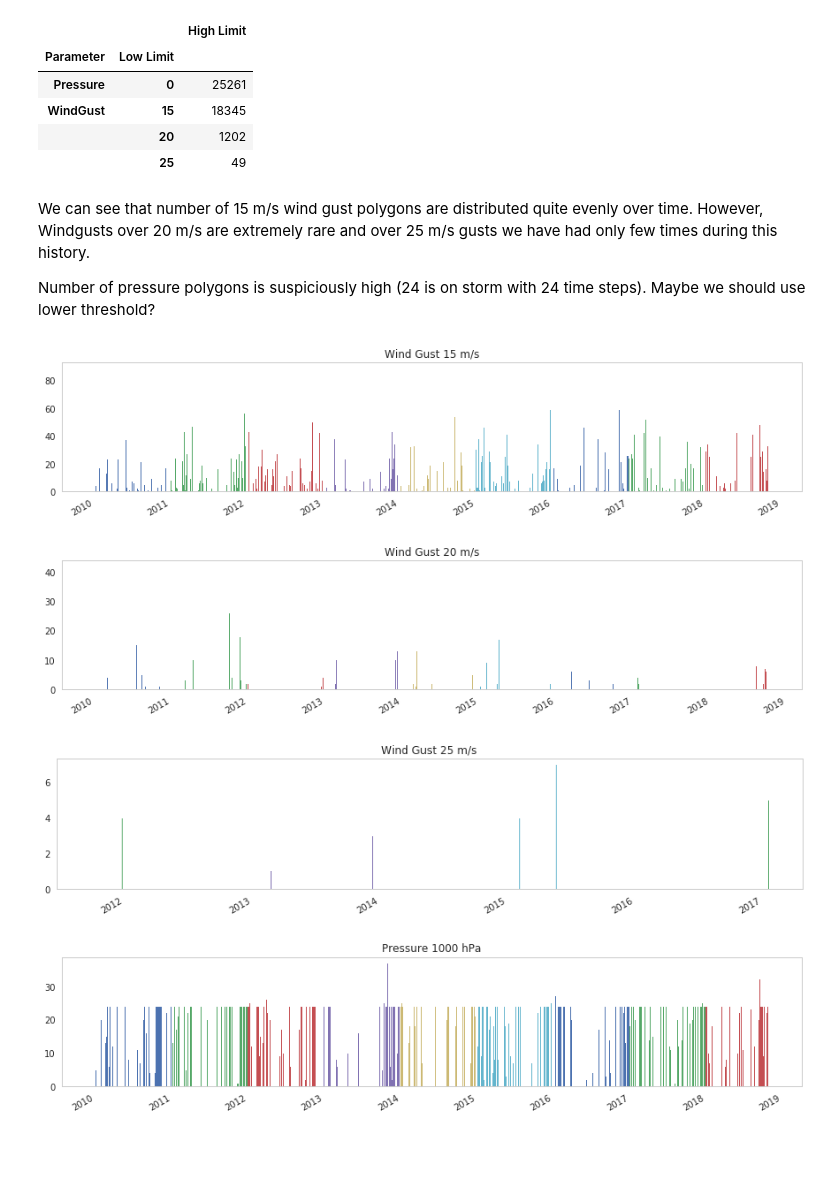
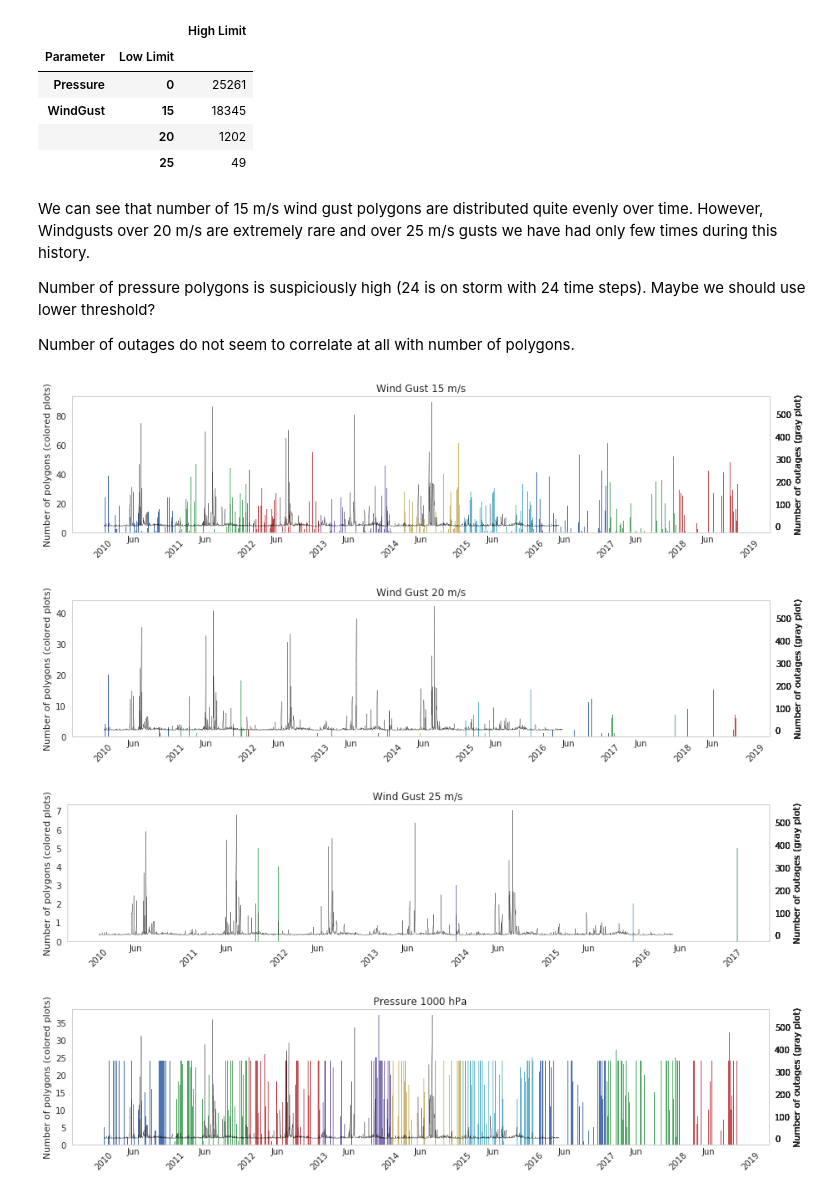
Before and after one commit to fmidev/sasse-polygon-process, a Jupyter notebook: notebooks/data statistics.ipynb, the cells around one changed output. Saved outputs shown, nothing was run; the diff lists cells and outputs as text; code cells hidden in the pictures; blank space fills up the shorter version.

```diff
--- a/notebooks/data statistics.ipynb
+++ b/notebooks/data statistics.ipynb
@@ -83,0 +104,3 @@ df.set_index('Time', inplace=True)
+# %%
+outages_loiste = get_outages_in_network('2010-01-01', '2019-01-01',loiste_bbox)
+outages_sssoy = get_outages_in_network('2010-01-01', '2019-01-01',sssoy_bbox)
@@ -84,3 +110,8 @@ df.set_index('Time', inplace=True)
+# %%
+outages_loiste_df = pd.DataFrame(outages_loiste, columns=['Time','Geom'])
+outages_loiste_df.sort_values(by=['Time'], inplace=True)
+outages_loiste_df.set_index('Time', inplace=True)
+outages_loiste_df.index = outages_loiste_df.index.tz_localize(pytz.UTC) # Dates are actually EET but doesn't matter here
 # %% [markdown]
 # Amount of polygons
 # %% [markdown]
@@ -98,29 +129,41 @@ df.groupby(['Parameter', 'Low Limit']).count()
 We can see that number of 15 m/s wind gust polygons are distributed quite evenly over time. However, Windgusts over 20 m/s are extremely rare and over 25 m/s gusts we have had only few times during this history.
 
 Number of pressure polygons is suspiciously high (24 is on storm with 24 time steps). Maybe we should use lower threshold?
+
+Number of outages do not seem to correlate at all with number of polygons.
 # %%
+outages = outages_loiste_df.loc[:,'Geom'].groupby(by=[pd.Grouper(freq='D')]).count()
 def plot_count(df, title):
     years = range(2010,2019)
     fig, ax = plt.subplots(figsize=(15,3))
-    i = 0
     for y in years:
         dfy = df.loc['{}0101'.format(y):'{}1231'.format(y), :]
         s = dfy.loc[:,'Parameter'].groupby(by=[pd.Grouper(freq='D')]).count()
-        plt.bar(s.index.to_pydatetime(),s.values)
-    i += 1
 
-    #plt.locator_params(nbins=10)
+        # Outages to background
+        ax2 = ax.twinx()
+        ax2.plot(outages.index, outages, alpha=0.5, zorder=0, linewidth=0.1, linestyle='dashed', color='black', label='Number of polygons')
+        ax2.grid(False)
+
+        # Number of polygons to foreground
+        ax.bar(s.index.to_pydatetime(),s.values, zorder=1, label='Number of outages')
+        ax.grid(False)
+        ax.xaxis.set_minor_locator(mdates.MonthLocator(bymonth=6))
+        ax.xaxis.set_minor_formatter(mdates.DateFormatter('%b'))
+        ax.xaxis.set_tick_params(rotation=45)
+        ax.set_ylabel("Number of polygons (colored plots)")
+        ax2.set_ylabel("Number of outages (gray plot)")
+
     plt.grid(False)
-    #plt.legend()
     plt.title(title)
-    plt.gcf().autofmt_xdate()
+    #plt.gcf().autofmt_xdate()
 
 plot_count(df[(df.loc[:,'Parameter'] == 'WindGust') & (df.loc[:,'Low Limit'] == 15)], 'Wind Gust 15 m/s')
 plot_count(df[(df.loc[:,'Parameter'] == 'WindGust') & (df.loc[:,'Low Limit'] == 20)], 'Wind Gust 20 m/s')
 plot_count(df[(df.loc[:,'Parameter'] == 'WindGust') & (df.loc[:,'Low Limit'] == 25)], 'Wind Gust 25 m/s')
 plot_count(df[(df.loc[:,'Parameter'] == 'Pressure')], 'Pressure 1000 hPa')
 # %% [output]
-[figure, old version]
+[figure, new version]
-[figure, old version]
+[figure, new version]
-[figure, old version]
+[figure, new version]
-[figure, old version]
+[figure, new version]
```
Also changed, not shown: parts of 10 cells of this notebook.
